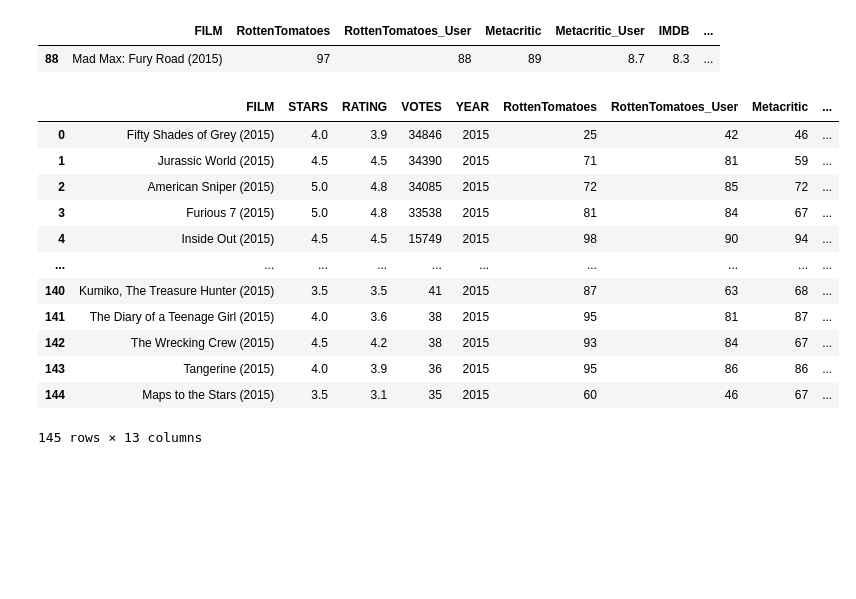
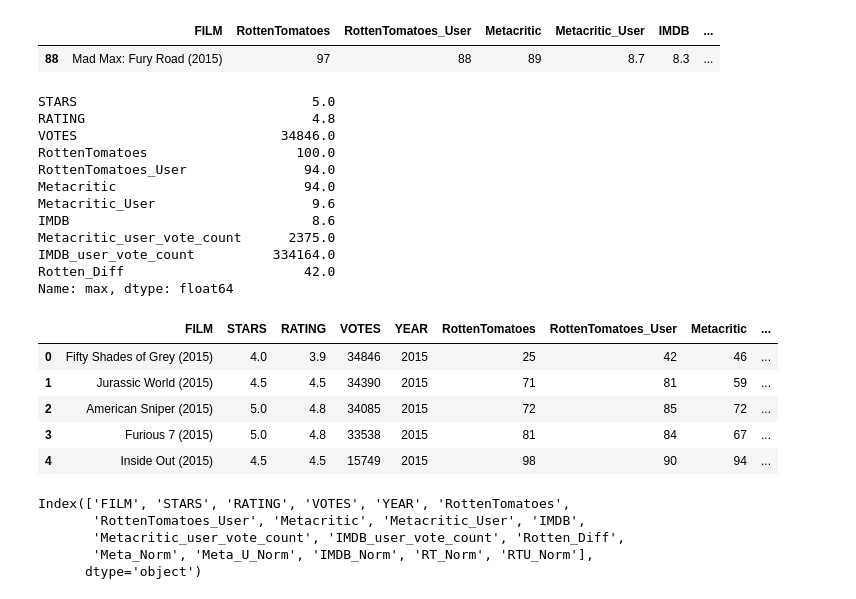
Before and after one commit to danielle3625/portilla_DSA_capstone, a Jupyter notebook: movie_capstone.ipynb, the cells around one changed output. Cells and saved outputs as stored; diff of their text form; code cells hidden in the pictures; blank space fills up the shorter version.

Commit message:
Compare normalized ratings of metacritic and rotten tomatoes to fandango ratings

```diff
--- a/movie_capstone.ipynb
+++ b/movie_capstone.ipynb
@@ -346,19 +347,51 @@ all_sites.nlargest(1, 'Metacritic_user_vote_count')
 # Use Inner Merge to ensure only comparing movies in both DataFrames
 
 df = pd.merge(fandango,all_sites,on='FILM',how='inner')
+df.describe().transpose()['max']
+# %% [output]
+STARS                              5.0
+RATING                             4.8
+VOTES                          34846.0
+RottenTomatoes                   100.0
+RottenTomatoes_User               94.0
+Metacritic                        94.0
+Metacritic_User                    9.6
+IMDB                               8.6
+Metacritic_user_vote_count      2375.0
+IMDB_user_vote_count          334164.0
+Rotten_Diff                       42.0
+Name: max, dtype: float64
+# %%
+# Normalize ratings for Rotten Tomatoes
+
+df['RT_Norm'] = np.round(df['RottenTomatoes']/20,1)
+df['RTU_Norm'] = np.round(df['RottenTomatoes_User']/20,1)
+# %%
+# Normalize ratings for Meta Critic
+
+df['Meta_Norm'] = np.round(df['Metacritic']/20,1)
+df['Meta_U_Norm'] = np.round(df['Metacritic_User']/2,1)
+# %%
+# Normalize ratings for IMDB
+
+df['IMDB_Norm'] = np.round(df['IMDB']/2,1)
 # %%
-df
+df.head()
 # %% [output]
 |  | FILM | STARS | RATING | VOTES | YEAR | RottenTomatoes | RottenTomatoes_User | Metacritic | ... |
 | 0 | Fifty Shades of Grey (2015) | 4.0 | 3.9 | 34846 | 2015 | 25 | 42 | 46 | ... |
 | 1 | Jurassic World (2015) | 4.5 | 4.5 | 34390 | 2015 | 71 | 81 | 59 | ... |
 | 2 | American Sniper (2015) | 5.0 | 4.8 | 34085 | 2015 | 72 | 85 | 72 | ... |
 | 3 | Furious 7 (2015) | 5.0 | 4.8 | 33538 | 2015 | 81 | 84 | 67 | ... |
 | 4 | Inside Out (2015) | 4.5 | 4.5 | 15749 | 2015 | 98 | 90 | 94 | ... |
-| ... | ... | ... | ... | ... | ... | ... | ... | ... | ... |
-| 140 | Kumiko, The Treasure Hunter (2015) | 3.5 | 3.5 | 41 | 2015 | 87 | 63 | 68 | ... |
-| 141 | The Diary of a Teenage Girl (2015) | 4.0 | 3.6 | 38 | 2015 | 95 | 81 | 87 | ... |
-| 142 | The Wrecking Crew (2015) | 4.5 | 4.2 | 38 | 2015 | 93 | 84 | 67 | ... |
-| 143 | Tangerine (2015) | 4.0 | 3.9 | 36 | 2015 | 95 | 86 | 86 | ... |
-| 144 | Maps to the Stars (2015) | 3.5 | 3.1 | 35 | 2015 | 60 | 46 | 67 | ... |
-145 rows × 13 columns
+# %%
+# Create a norm_scores dataframe that only includes the normalized ratings
+# This will make it easier to pass the entire dataframe into distribution scores analysis
+
+df.columns
+# %% [output]
+Index(['FILM', 'STARS', 'RATING', 'VOTES', 'YEAR', 'RottenTomatoes',
+       'RottenTomatoes_User', 'Metacritic', 'Metacritic_User', 'IMDB',
+       'Metacritic_user_vote_count', 'IMDB_user_vote_count', 'Rotten_Diff',
+       'Meta_Norm', 'Meta_U_Norm', 'IMDB_Norm', 'RT_Norm', 'RTU_Norm'],
+      dtype='object')
```
Also changed, not shown: parts of 13 cells of this notebook.
